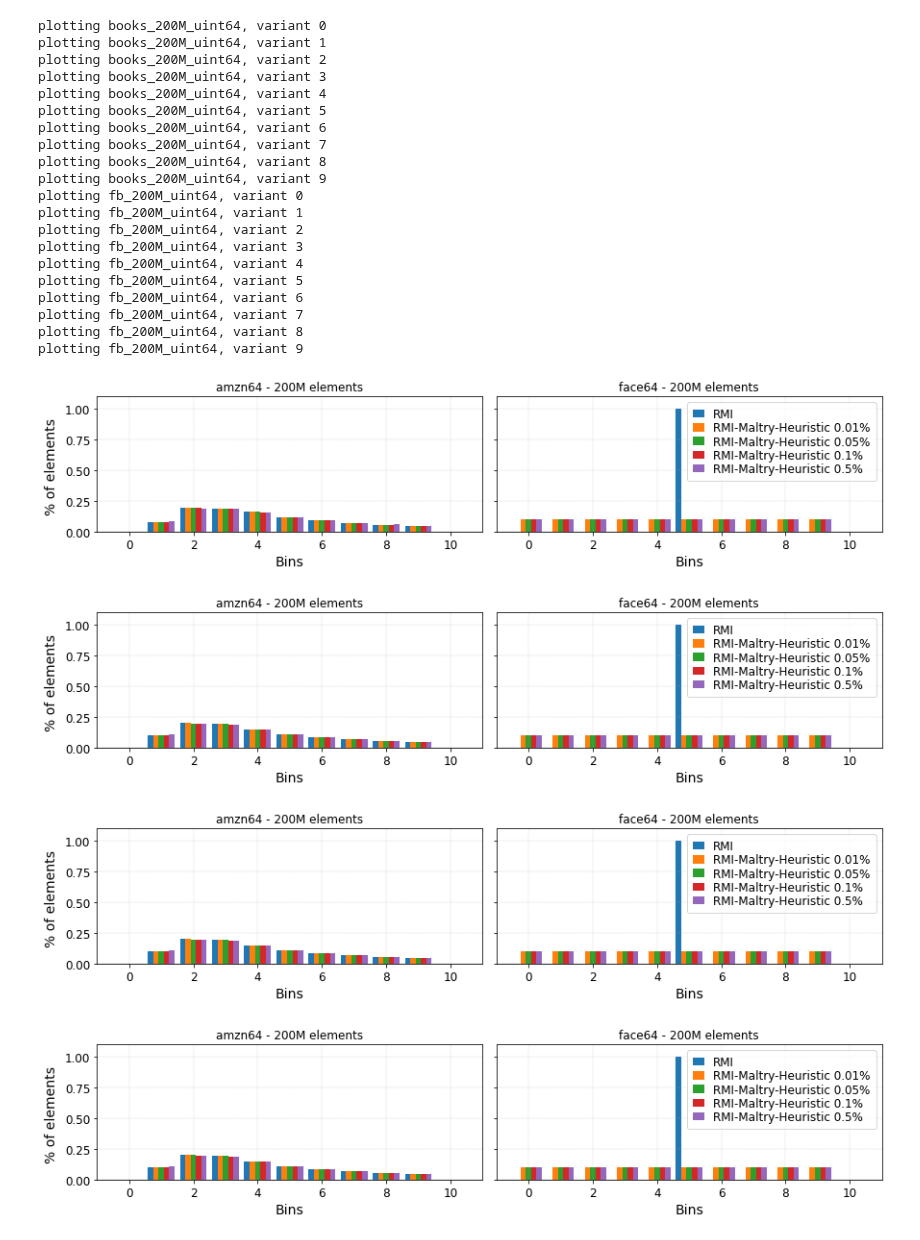
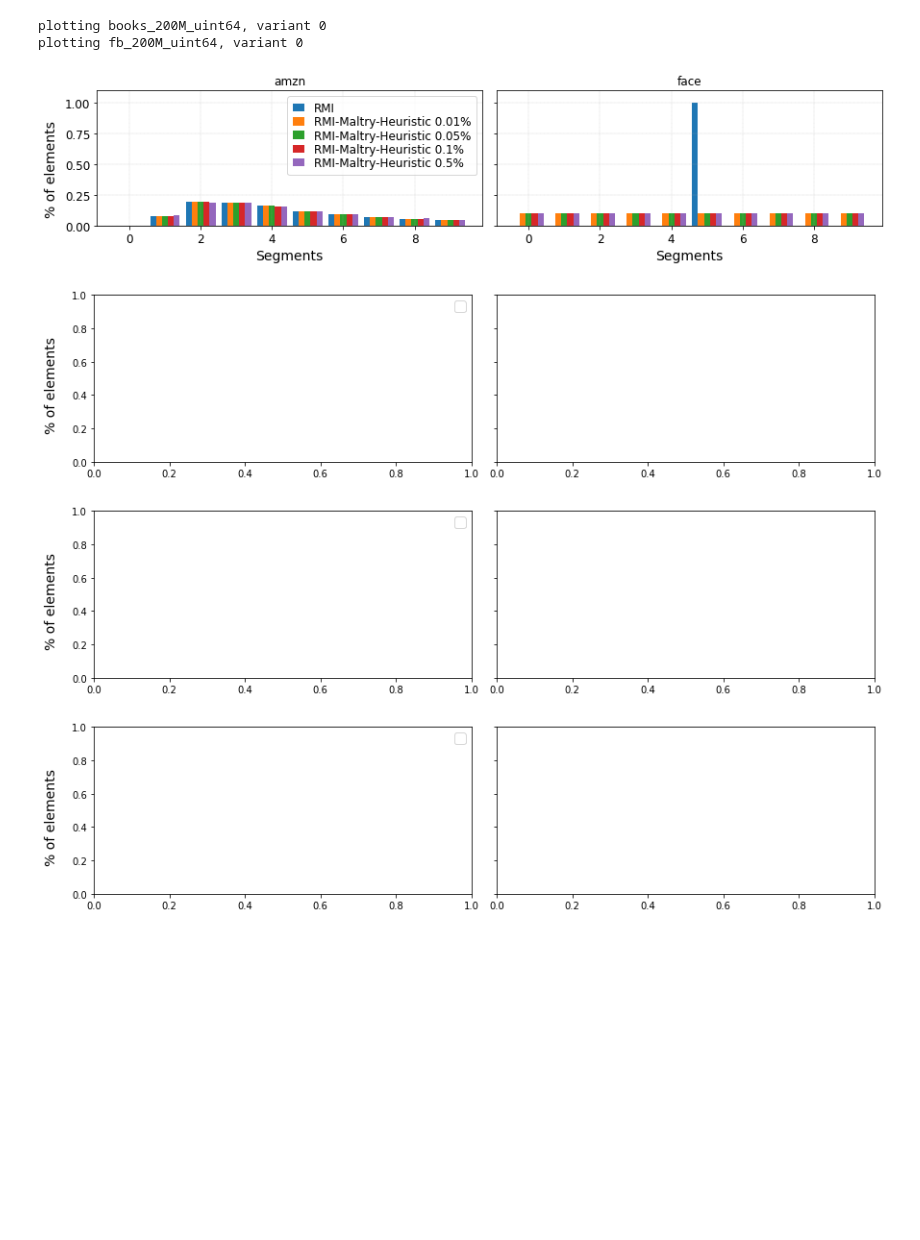
Before and after one commit to DominikHorn/SOSD, a Jupyter notebook: segment_plots.ipynb, the cells around one changed output. Cells and saved outputs as stored; diff of their text form; code cells hidden in the pictures; blank space fills up the shorter version.

Commit message:
tweak segments plot for submission

```diff
--- a/segment_plots.ipynb
+++ b/segment_plots.ipynb
@@ -23,9 +23,9 @@ def get_ds_name(ds):
     short_name = ds[:ds.find("_", 0, -1)]
     byte_size = re.search(r'[0-9]+$', ds, re.IGNORECASE).group()
     if short_name == "fb":
-        return f"face{byte_size}"
+        return f"face"
     elif short_name == "books":
-        return f"amzn{byte_size}"
+        return f"amzn"
     return f"{short_name}{byte_size}"
 
 def get_ds_size(ds):
@@ -61,9 +61,12 @@ figs = [plt.subplots(fig_height, fig_width, figsize=(6 * fig_width, 3 * fig_heig
 
 for i, ds in enumerate(datasets):
     for v in variants:
+        if v != 0:
+            continue
+
         print(f"plotting {ds}, variant {v}")
 
-        with open(f"../SOSD/results/rmi_segs_{ds}_{v}.csv", newline="") as segs:
+        with open(f"../SOSD/segs_results/rmi_segs_{ds}_{v}.csv", newline="") as segs:
             fig, axs = figs[v]
 
             rmi = [int(num) for num in segs.readline().split(",")]
@@ -77,7 +80,7 @@ for i, ds in enumerate(datasets):
             y = int(i / fig_width)
             ax = axs[y][x] if fig_height > 1 else axs[x]
             # ax.set_yscale("log")
-            ax.set_title(f"{get_ds_name(ds)} - {get_ds_size(ds)} elements")
+            ax.set_title(get_ds_name(ds))
             # ax.tick_params(
             #     axis='x',          # changes apply to the x-axis
             #     which='both',      # both major and minor ticks are affected
@@ -87,62 +90,44 @@ for i, ds in enumerate(datasets):
             # )
             ax.grid(linestyle='--', linewidth=0.25)
             ax.set_ylim([0, 1.1])
-            ax.set_xlim([-1, 11])
-            ax.set_xlabel("Bins", fontsize=fontsize)
+            # ax.set_xlim([-1, 11])
+            ax.set_xlabel("Segments", fontsize=fontsize)
             ax.tick_params(labelsize=fontsize-2)
 
             # build histogram with fixed bin size
             rmi = aggregate(rmi, normalize=True, cumulative=False)
             rmi_rob_1permyriad = aggregate(rmi_rob_1permyriad, normalize=True, cumulative=False)
             rmi_rob_5permyriad = aggregate(rmi_rob_5permyriad, normalize=True, cumulative=False)
             rmi_rob_1permille = aggregate(rmi_rob_1permille, normalize=True, cumulative=False)
             rmi_rob_5permille = aggregate(rmi_rob_5permille, normalize=True, cumulative=False)
 
             # ax.plot(rmi, label="rmi", linewidth=2.5)
             # ax.plot(rmi_rob_1permyriad, label="robust rmi 0.01%", linewidth=2.0)
             # ax.plot(rmi_rob_5permyriad, label="robust rmi 0.05%", linewidth=1.5)
             # ax.plot(rmi_rob_1permille, label="robust rmi 0.1%", linewidth=1.0)
             # ax.plot(rmi_rob_5permille, label="robust rmi 0.5%", linewidth=0.5)
 
             label_pos = np.arange(len(rmi))
             bar_width = 1.0 / 6
             ax.bar(label_pos - 2.0 * bar_width, rmi, bar_width, label="RMI")
             ax.bar(label_pos - 1.0 * bar_width, rmi_rob_1permyriad, bar_width, label="RMI-Maltry-Heuristic 0.01%")
             ax.bar(label_pos - 0.0 * bar_width, rmi_rob_5permyriad, bar_width, label="RMI-Maltry-Heuristic 0.05%")
             ax.bar(label_pos + 1.0 * bar_width, rmi_rob_1permille, bar_width, label="RMI-Maltry-Heuristic 0.1%")
             ax.bar(label_pos + 2.0 * bar_width, rmi_rob_5permille, bar_width, label="RMI-Maltry-Heuristic 0.5%")
             # ax.bar(label_pos + 2.5 * bar_width, rmi_rob_0, bar_width, label="rmi robust 0%")
 
 for v, (fig, axs) in enumerate(figs):
-    ax = axs[0][0] if fig_height > 1 else axs[-1]
+    ax = axs[0][0] if fig_height > 1 else axs[0]
     handles, labels = ax.get_legend_handles_labels()
 
     fig.tight_layout()
-    fig.supylabel("% of elements", fontsize=fontsize, x=-.02, y=0.54)
+    fig.supylabel("% of elements", fontsize=fontsize, x=-.02)
     ax.legend(handles, labels, ncol=1, loc="best", fontsize=fontsize-2, labelspacing=0.1, borderpad=0.5, handlelength=1)
     fig.savefig(f"./plots/rmi_segments_{v}.pdf", bbox_inches="tight", dpi=300)
 # %% [output]
 plotting books_200M_uint64, variant 0
-plotting books_200M_uint64, variant 1
-plotting books_200M_uint64, variant 2
-plotting books_200M_uint64, variant 3
-plotting books_200M_uint64, variant 4
-plotting books_200M_uint64, variant 5
-plotting books_200M_uint64, variant 6
-plotting books_200M_uint64, variant 7
-plotting books_200M_uint64, variant 8
-plotting books_200M_uint64, variant 9
 plotting fb_200M_uint64, variant 0
-plotting fb_200M_uint64, variant 1
-plotting fb_200M_uint64, variant 2
-plotting fb_200M_uint64, variant 3
-plotting fb_200M_uint64, variant 4
-plotting fb_200M_uint64, variant 5
-plotting fb_200M_uint64, variant 6
-plotting fb_200M_uint64, variant 7
-plotting fb_200M_uint64, variant 8
-plotting fb_200M_uint64, variant 9
-[figure, old version]
+[figure, new version]
-[figure, old version]
+[figure, new version]
-[figure, old version]
+[figure, new version]
-[figure, old version]
+[figure, new version]
```
Also changed, not shown: parts of 1 cell of this notebook, 1 other file.
